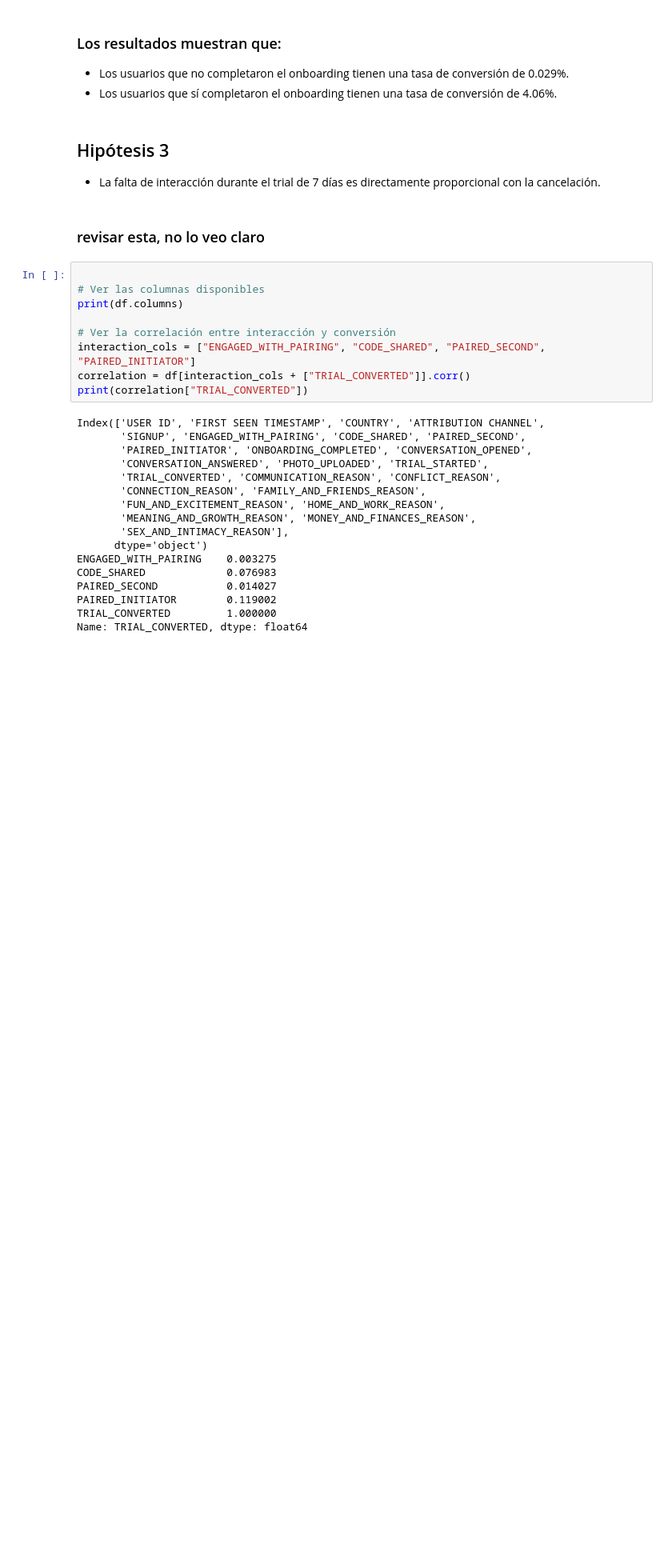
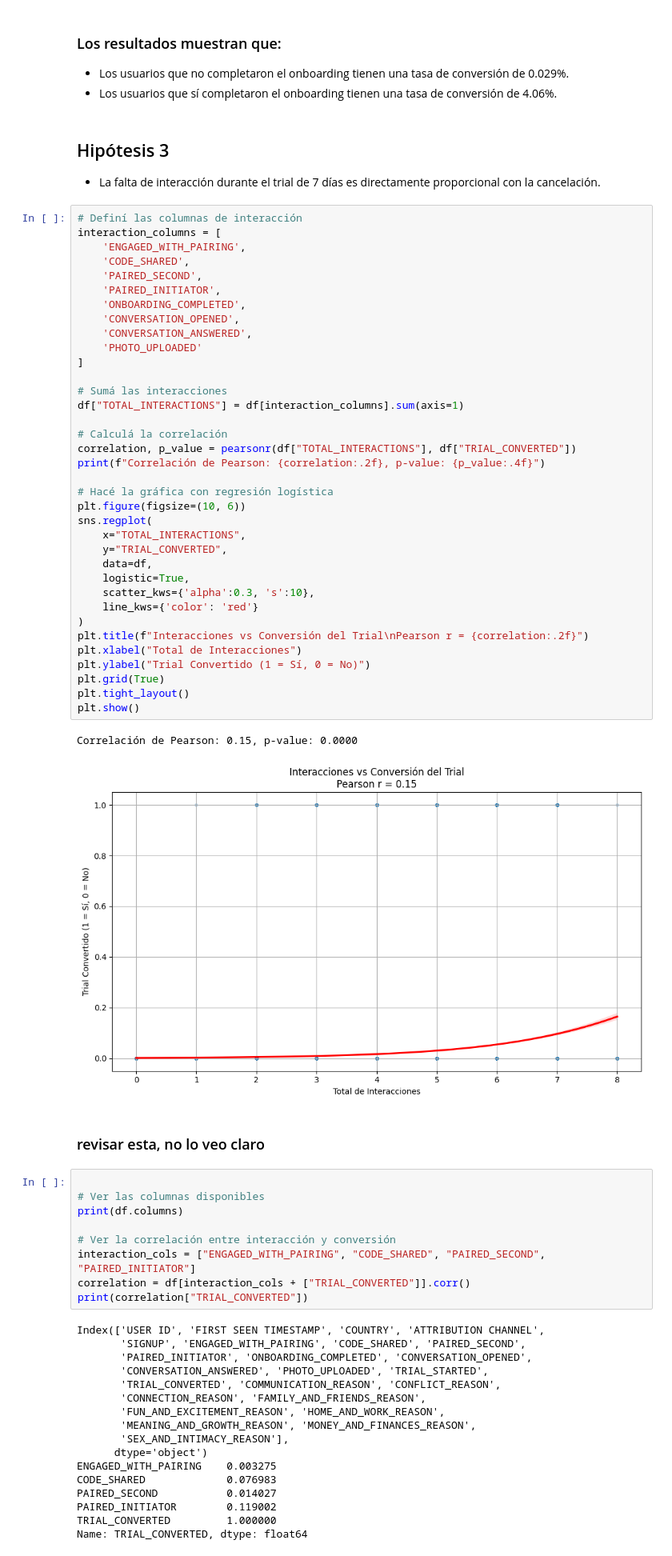
Before and after one commit to NaiSaratxaga/EDA_user-conversion-analysis, a Jupyter notebook: Notebooks/EDA_user_conversion_analysis.ipynb, the cells around one changed output. Shown at 80% size. Saved outputs shown, nothing was run; the diff lists cells and outputs as text; blank space fills up the shorter version.

```diff
--- a/Notebooks/EDA_user_conversion_analysis.ipynb
+++ b/Notebooks/EDA_user_conversion_analysis.ipynb
@@ -243,6 +244,45 @@ plt.show()
 # %% [markdown]
 ## Hipótesis 3
 - La falta de interacción durante el trial de 7 días es directamente proporcional con la cancelación.
+# %%
+# Definí las columnas de interacción
+interaction_columns = [
+    'ENGAGED_WITH_PAIRING',
+    'CODE_SHARED',
+    'PAIRED_SECOND',
+    'PAIRED_INITIATOR',
+    'ONBOARDING_COMPLETED',
+    'CONVERSATION_OPENED',
+    'CONVERSATION_ANSWERED',
+    'PHOTO_UPLOADED'
+]
+
+# Sumá las interacciones
+df["TOTAL_INTERACTIONS"] = df[interaction_columns].sum(axis=1)
+
+# Calculá la correlación
+correlation, p_value = pearsonr(df["TOTAL_INTERACTIONS"], df["TRIAL_CONVERTED"])
+print(f"Correlación de Pearson: {correlation:.2f}, p-value: {p_value:.4f}")
+
+# Hacé la gráfica con regresión logística
+plt.figure(figsize=(10, 6))
+sns.regplot(
+    x="TOTAL_INTERACTIONS",
+    y="TRIAL_CONVERTED",
+    data=df,
+    logistic=True,
+    scatter_kws={'alpha':0.3, 's':10},
+    line_kws={'color': 'red'}
+)
+plt.title(f"Interacciones vs Conversión del Trial\nPearson r = {correlation:.2f}")
+plt.xlabel("Total de Interacciones")
+plt.ylabel("Trial Convertido (1 = Sí, 0 = No)")
+plt.grid(True)
+plt.tight_layout()
+plt.show()
+# %% [output]
+Correlación de Pearson: 0.15, p-value: 0.0000
+[figure, added]
 # %% [markdown]
 ### revisar esta, no lo veo claro
 # %%
```
Also changed, not shown: parts of 5 cells of this notebook.
